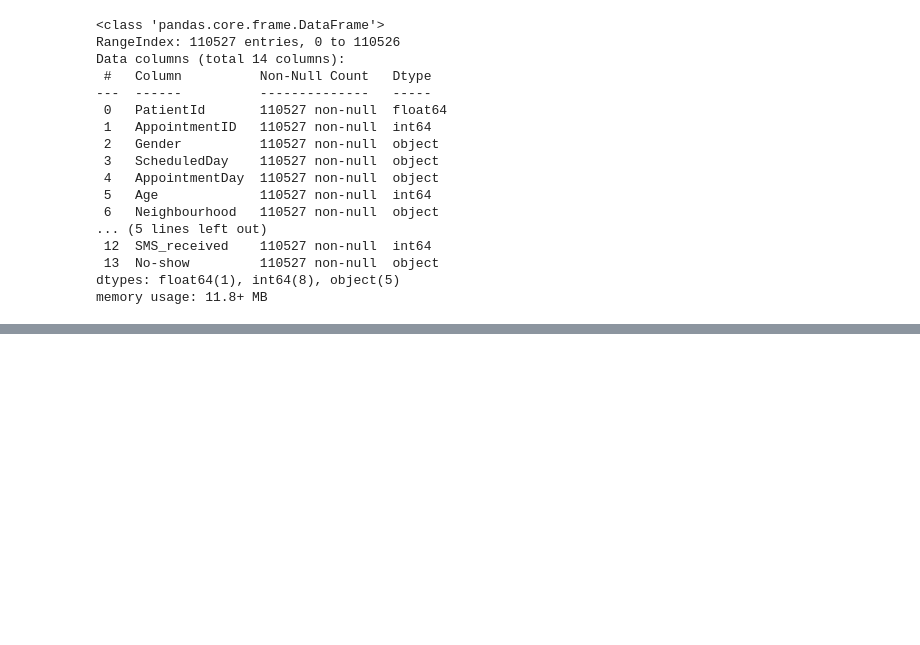
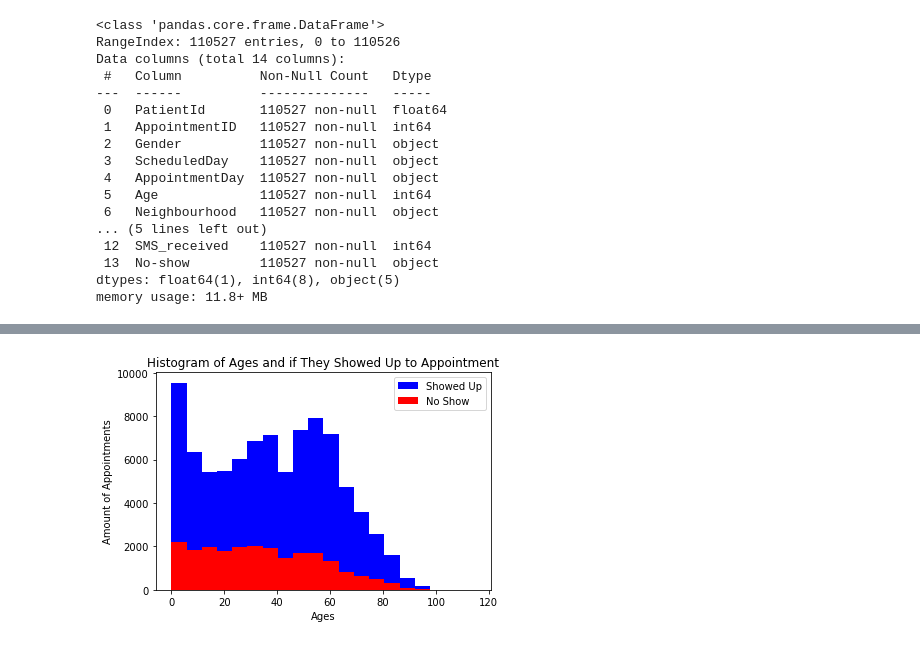
Before and after one commit to jlvalport/Medical-appointments-analysis, a Jupyter notebook: No-show Medical Appointments Analysis.ipynb, the cells around one changed output, grey strips where cells are left out. Cells and saved outputs as stored; diff of their text form; code cells hidden in the pictures; blank space fills up the shorter version.

```diff
--- a/No-show Medical Appointments Analysis.ipynb
+++ b/No-show Medical Appointments Analysis.ipynb
@@ -74,0 +248,2 @@ memory usage: 11.8+ MB
+# %%
+df.drop(df.query('daysbetween < 0').index, inplace=True)
@@ -74,0 +252,2 @@ memory usage: 11.8+ MB
+# %%
+df.drop(df.query('handicap > 1').index, inplace=True);
@@ -74,0 +256,2 @@ memory usage: 11.8+ MB
+# %%
+df.drop(df.query('age < 0').index, inplace=True)
@@ -74,0 +272,12 @@ memory usage: 11.8+ MB
+# %%
+df_showed_up = df.query('showed_up == "Yes"')
+df_not_showed_up = df.query('showed_up == "No"')
+# %%
+plt.hist(df_showed_up['age'], bins=20, color='blue')
+plt.hist(df_not_showed_up['age'], bins=20, color='red')
+plt.ylabel('Amount of Appointments')
+plt.xlabel('Ages')
+plt.title('Histogram of Ages and if They Showed Up to Appointment')
+plt.legend(['Showed Up', 'No Show']);
+# %% [output]
+[figure, added]
```
Also changed, not shown: parts of 56 cells of this notebook.
